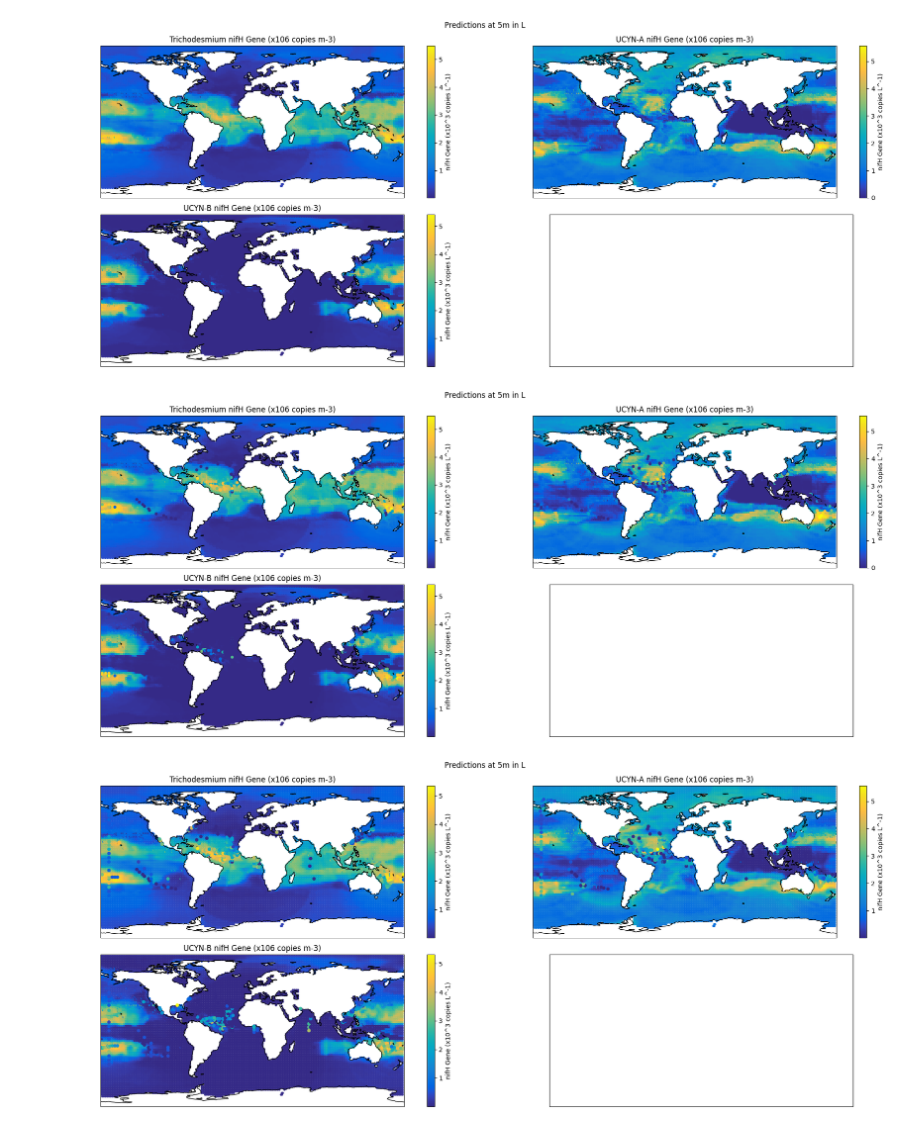
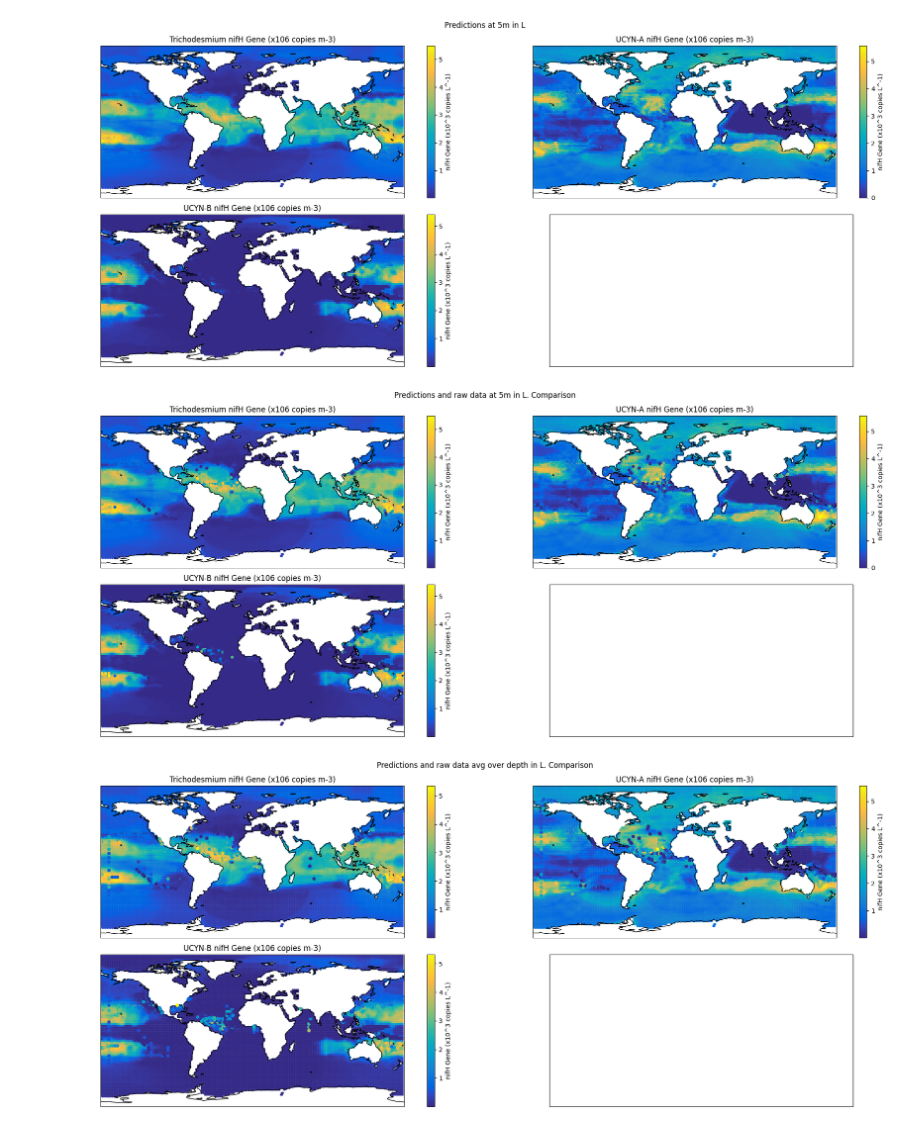
Before and after one commit to systemsecologygroup/N2-fixers-in-the-ocean, a Jupyter notebook: new_approach/visualizations.ipynb, the cells around one changed output. Saved outputs shown, nothing was run; the diff lists cells and outputs as text; code cells hidden in the pictures.

Commit message:
adjusted labels in the graphs

```diff
--- a/new_approach/visualizations.ipynb
+++ b/new_approach/visualizations.ipynb
@@ -128,21 +129,21 @@ plotColsOnMap(
     cmap=parula_map,
     specific_depth=5,
     colorbar_label="nifH Gene (x10^3 copies L^-1)",
-    title="Predictions at 5m in L"
+    title="Predictions and raw data at 5m in L. Comparison"
 )
 # %% [output]
-[figure, old version]
+[figure, new version]
 # %%
 plotColsOnMap(
     cols=y_columns,
     df=predictions,
     overlay=raw_data,
     constant=(10**3),
     transf=(lambda x: np.log10(x+1)),
     cmap=parula_map,
     s=7,
     colorbar_label="nifH Gene (x10^3 copies L^-1)",
-    title="Predictions at 5m in L"
+    title="Predictions and raw data avg over depth in L. Comparison"
 )
 # %% [output]
-[figure, old version]
+[figure, new version]
```
Also changed, not shown: parts of 1 cell of this notebook.
